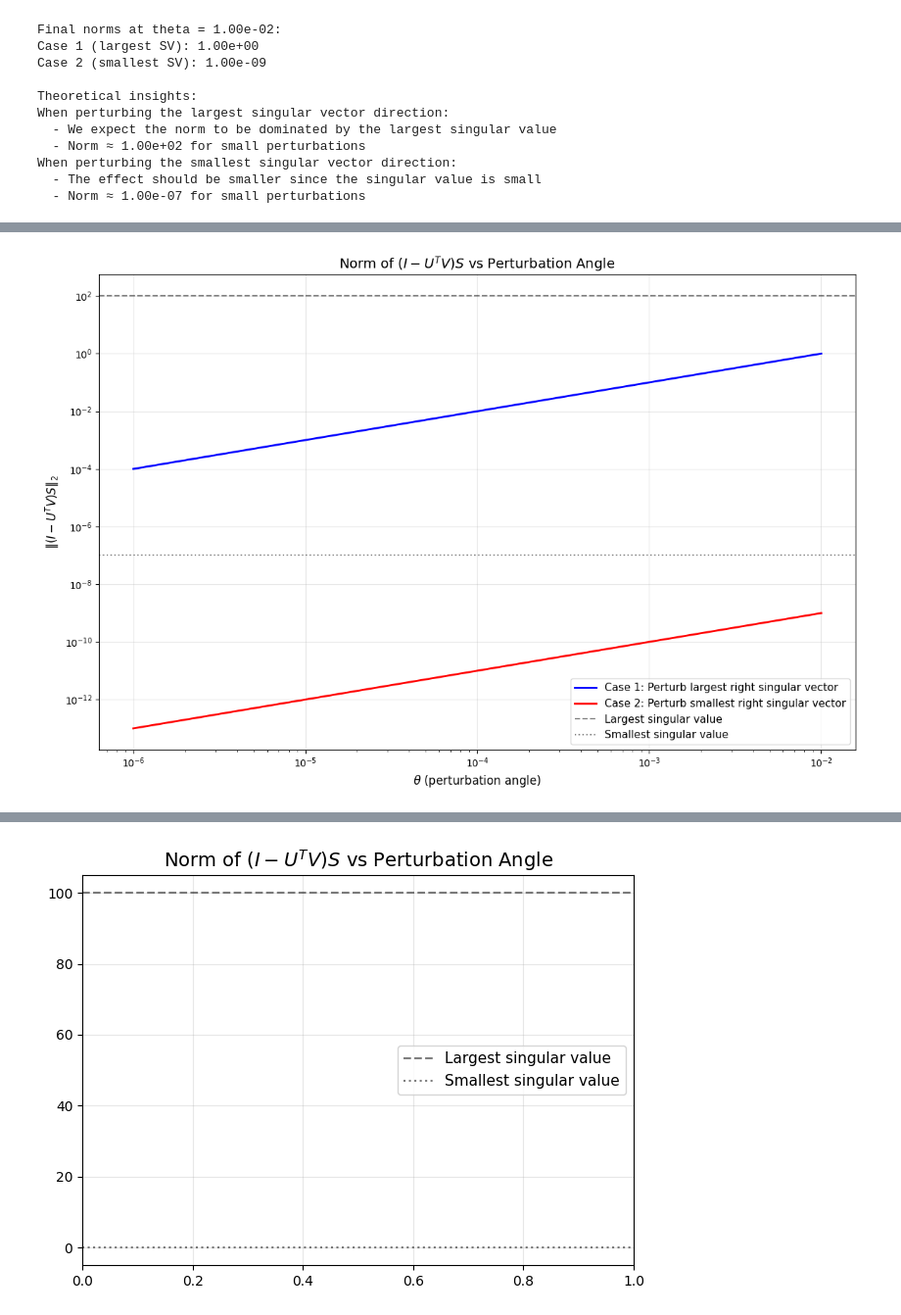
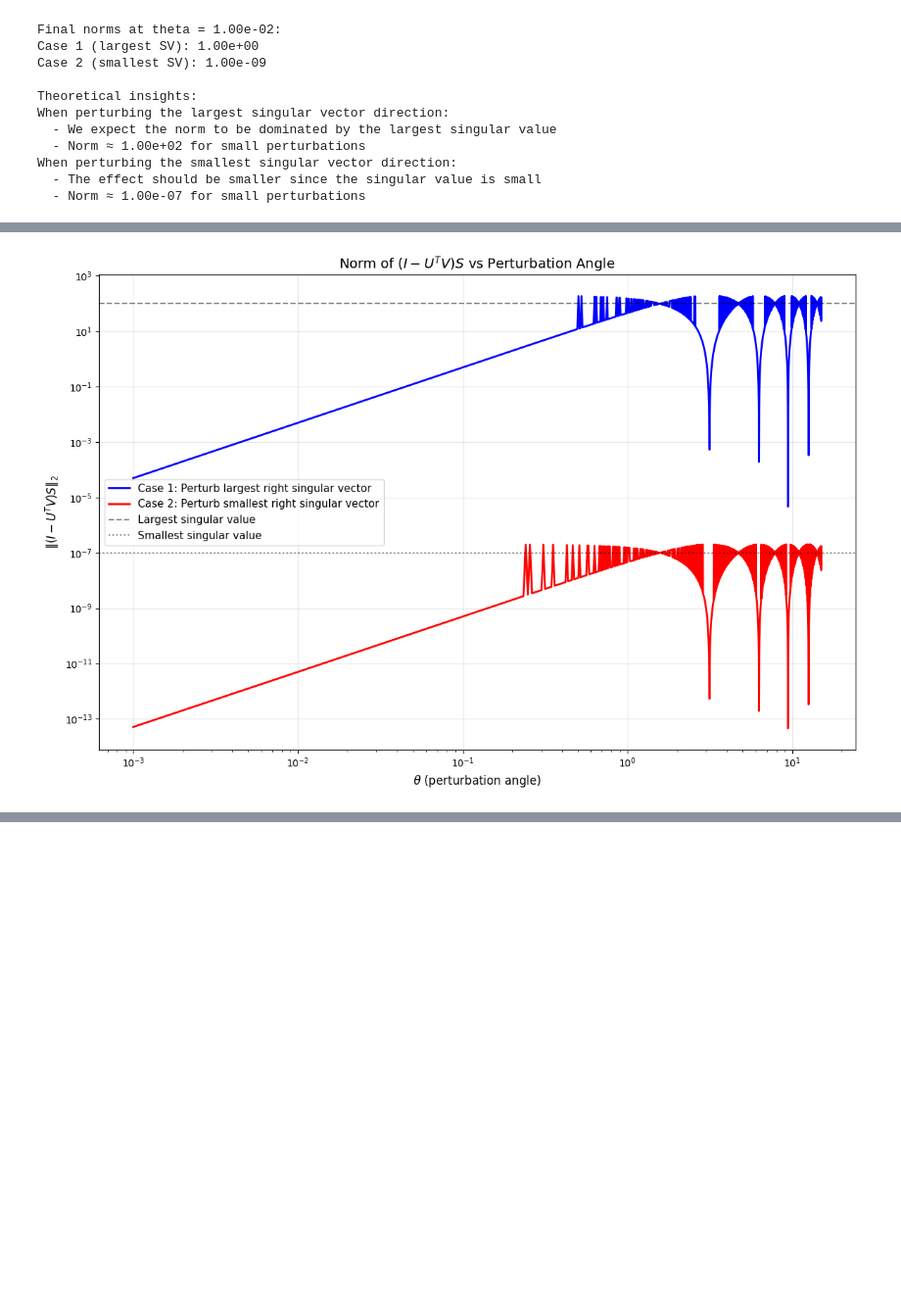
Before and after one commit to Aleks314/Dissertation-MMSC, a Jupyter notebook: dissertation_code_10.ipynb, the cells around one changed output, grey strips where cells are left out. Shown at 98% size. Drawn from its saved outputs; the diff is of its cells as text; code cells hidden in the pictures; blank space fills up the shorter version.

```diff
--- a/dissertation_code_10.ipynb
+++ b/dissertation_code_10.ipynb
@@ -272,7 +272,7 @@ U_full, _ = scipy.linalg.qr(np.hstack([U_A, rng.standard_normal((n, n-r))]))
 
 print(f"Singular values: {sing_vals_A}")
 
-thetas = np.linspace(1e-6, 1e-2, 200)
+thetas = np.linspace(1e-3, 15, 2000)
 
 # Store norms of (I - U^T V)S
 norm_IUVS_A1, norm_IUVS_A2 = [], []
@@ -296,14 +296,14 @@ for theta in thetas:
     I_r = np.eye(r)
     I_minus_UtV1_rr = I_r - UtV1_rr
     I_minus_UtV1_S_rr = I_minus_UtV1_rr @ S_A  # r×r operation
-    norm_IUVS_A1.append(np.linalg.norm(I_minus_UtV1_S_rr, ord=2))
+    norm_IUVS_A1.append(np.linalg.norm(I_minus_UtV1_S_rr, ord=2))#################################
 
     # Debug: Check structure for first iteration
     if theta == thetas[0]:
         print(f"\nCase 1 (perturb largest SV):")
         print(f"U^T V diagonal elements: {np.diag(UtV1_rr)}")
         print(f"(I - U^T V)[0,0] = {I_minus_UtV1_rr[0,0]:.6f}")
-        print(f"||(I - U^T V)||_2 = {np.linalg.norm(I_minus_UtV1_rr, ord=2):.6f}")
+        print(f"||(I - U^T V)||_2 = {np.linalg.norm(I_minus_UtV1_rr, ord=2):.6f}")################
 
     # Case 2: Perturb smallest singular vector (col -1)
     V_A2 = U_A.copy()
@@ -314,14 +314,14 @@ for theta in thetas:
     UtV2_rr = U_A.T @ V_A2  # This is r×r
     I_minus_UtV2_rr = I_r - UtV2_rr
     I_minus_UtV2_S_rr = I_minus_UtV2_rr @ S_A  # r×r operation
-    norm_IUVS_A2.append(np.linalg.norm(I_minus_UtV2_S_rr, ord=2))
+    norm_IUVS_A2.append(np.linalg.norm(I_minus_UtV2_S_rr, ord=2))#################################
 
     # Debug: Check structure for first iteration
     if theta == thetas[0]:
         print(f"\nCase 2 (perturb smallest SV):")
         print(f"U^T V diagonal elements: {np.diag(UtV2_rr)}")
         print(f"(I - U^T V)[{r-1},{r-1}] = {I_minus_UtV2_rr[r-1,r-1]:.6f}")
-        print(f"||(I - U^T V)||_2 = {np.linalg.norm(I_minus_UtV2_rr, ord=2):.6f}")
+        print(f"||(I - U^T V)||_2 = {np.linalg.norm(I_minus_UtV2_rr, ord=2):.6f}")################
 
 # Create the plot
 plt.figure(figsize=(12, 8))
@@ -370,73 +370,6 @@ print(f"  - Norm ≈ {sing_vals_A[0]:.2e} for small perturbations")
 print(f"When perturbing the smallest singular vector direction:")
 print(f"  - The effect should be smaller since the singular value is small")
 print(f"  - Norm ≈ {sing_vals_A[-1]:.2e} for small perturbations")
-
-plt.title('Norm of $(I - U^T V)S$ vs Perturbation Angle', fontsize=14)
-plt.legend(fontsize=11)
-plt.grid(True, alpha=0.3)
-
-# Add reference lines for singular values
-plt.axhline(y=sing_vals_A[0], color='k', linestyle='--', alpha=0.5, label='Largest singular value')
-plt.axhline(y=sing_vals_A[-1], color='k', linestyle=':', alpha=0.5, label='Smallest singular value')
-
-plt.legend(fontsize=11)
-plt.tight_layout()
-plt.show()
-
-# Print diagnostics
-print(f"\nLargest singular value: {sing_vals_A[0]:.2e}")
-print(f"Smallest singular value: {sing_vals_A[-1]:.2e}")
-print(f"Condition number: {sing_vals_A[0]/sing_vals_A[-1]:.2e}")
-
-# Show final norms for largest theta
-final_idx = -1
-print(f"\nFinal norms at theta = {thetas[final_idx]:.2e}:")
-print(f"Case 1 (largest SV): {norm_IUVS_A1[final_idx]:.2e}")
-print(f"Case 2 (smallest SV): {norm_IUVS_A2[final_idx]:.2e}")
-
-print(f"\nExpected behavior:")
-print(f"Case 1: ||(I - U^T V)S||_2 should be dominated by largest SV ≈ {sing_vals_A[0]:.2e}")
-print(f"Case 2: ||(I - U^T V)S||_2 should be dominated by smallest SV ≈ {sing_vals_A[-1]:.2e}")
-
-# Create the plot
-plt.figure(figsize=(12, 8))
-plt.loglog(thetas, norm_IUVS_A1, 'b-', label='Case 1: Perturb largest right singular vector', linewidth=2)
-plt.loglog(thetas, norm_IUVS_A2, 'r-', label='Case 2: Perturb smallest right singular vector', linewidth=2)
-
-plt.xlabel(r'$\theta$ (perturbation angle)', fontsize=12)
-plt.ylabel(r'$\|(I - U^T V)S\|_2$', fontsize=12)
-plt.title('Norm of $(I - U^T V)S$ vs Perturbation Angle', fontsize=14)
-plt.legend(fontsize=11)
-plt.grid(True, alpha=0.3)
-
-# Add reference lines for singular values
-plt.axhline(y=sing_vals_A[0], color='k', linestyle='--', alpha=0.5, label='Largest singular value')
-plt.axhline(y=sing_vals_A[-1], color='k', linestyle=':', alpha=0.5, label='Smallest singular value')
-
-plt.legend(fontsize=11)
-plt.tight_layout()
-plt.show()
-
-# Print diagnostics
-print(f"\nSingular values: {sing_vals_A}")
-print(f"Largest singular value: {sing_vals_A[0]:.2e}")
-print(f"Smallest singular value: {sing_vals_A[-1]:.2e}")
-print(f"Condition number: {sing_vals_A[0]/sing_vals_A[-1]:.2e}")
-
-# Show final norms for largest theta
-final_idx = -1
-print(f"\nFinal norms at theta = {thetas[final_idx]:.2e}:")
-print(f"Case 1 (largest SV): {norm_IUVS_A1[final_idx]:.2e}")
-print(f"Case 2 (smallest SV): {norm_IUVS_A2[final_idx]:.2e}")
-
-# Theoretical analysis
-print(f"\nTheoretical insights:")
-print(f"When perturbing the largest singular vector direction:")
-print(f"  - We expect the norm to be dominated by the largest singular value")
-print(f"  - Norm ≈ {sing_vals_A[0]:.2e} for small perturbations")
-print(f"When perturbing the smallest singular vector direction:")
-print(f"  - The effect should be smaller since the singular value is small")
-print(f"  - Norm ≈ {sing_vals_A[-1]:.2e} for small perturbations")
 # %% [output]
 Singular values: [1.e+02 1.e+01 1.e+00 1.e-01 1.e-02 1.e-03 1.e-04 1.e-05 1.e-06 1.e-07]
 
@@ -453,4 +388,4 @@ U^T V diagonal elements: [1. 1. 1. 1. 1. 1. 1. 1. 1. 1.]
-[figure, old version]
+[figure, new version]
 Singular values: [1.e+02 1.e+01 1.e+00 1.e-01 1.e-02 1.e-03 1.e-04 1.e-05 1.e-06 1.e-07]
 Largest singular value: 1.00e+02
 Smallest singular value: 1.00e-07
@@ -467,4 +402,3 @@ When perturbing the largest singular vector direction:
 When perturbing the smallest singular vector direction:
   - The effect should be smaller since the singular value is small
   - Norm ≈ 1.00e-07 for small perturbations
-[figure, removed]
```
Also changed, not shown: parts of 5 cells of this notebook, 16 other files.
